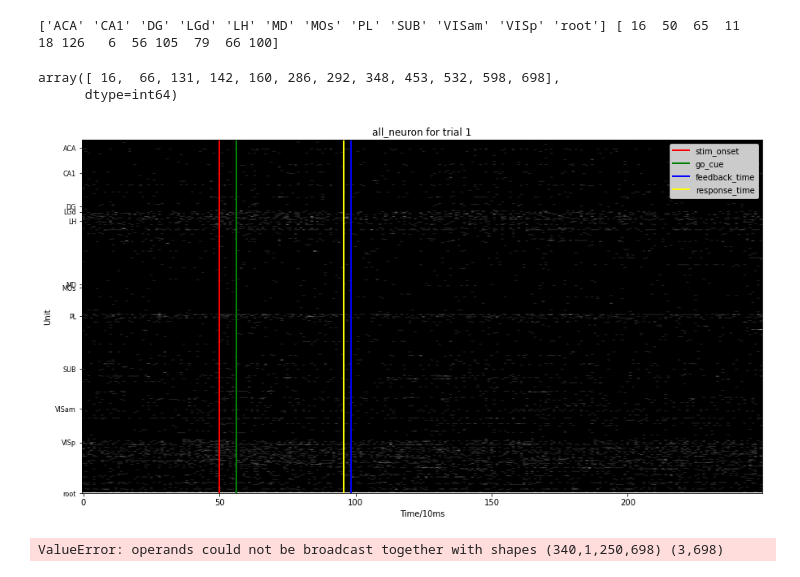
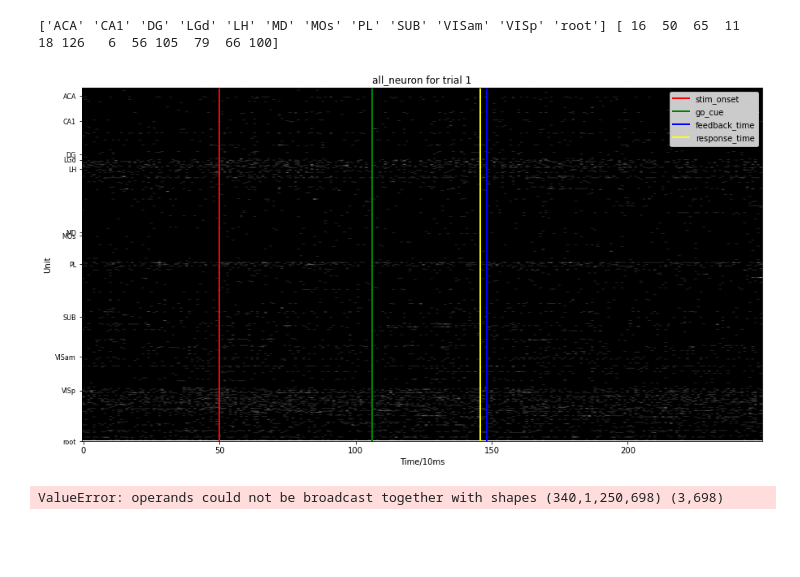
Before and after one commit to Jp-17/NMA_CN_2022_learning, a Jupyter notebook: project/Code/3_PoissionHMM.ipynb, the cells around one changed output. Drawn from its saved outputs; the diff is of its cells as text; code cells hidden in the pictures; blank space fills up the shorter version.

```diff
--- a/project/Code/3_PoissionHMM.ipynb
+++ b/project/Code/3_PoissionHMM.ipynb
@@ -69,10 +65,10 @@ array([0.44806527])
 brain_areas = dat['brain_area']
 bin_size = dat['bin_size']
 stim_onset = dat['stim_onset']
-gocue = dat['gocue'][9]
-feedback_time = dat['feedback_time']
-response_time = dat['response_time']
+gocue = dat['gocue'] + stim_onset
+feedback_time = dat['feedback_time'] + stim_onset
+response_time = dat['response_time'] + stim_onset
 neural_activity = dat['spks']
 
-stim_onset = int(stim_onset/bin_size)
-response_time = response_time/bin_size
+# stim_onset = int(stim_onset/bin_size)
+# response_time = response_time/bin_size
@@ -101,38 +79,35 @@ data_count
 print(unique, count)
 # %% [output]
 ['ACA' 'CA1' 'DG' 'LGd' 'LH' 'MD' 'MOs' 'PL' 'SUB' 'VISam' 'VISp' 'root'] [ 16  50  65  11  18 126   6  56 105  79  66 100]
-# %%
-np.cumsum(count)
-# %% [output]
-array([ 16,  66, 131, 142, 160, 286, 292, 348, 453, 532, 598, 698],
-      dtype=int64)
 # %%
 # Display a spike raster of the image
 
 n_trial = 1
 
 plt.figure(figsize=(15,8))
 plt.imshow(neural_activity[:,n_trial,:], aspect='auto', cmap='gray')
 #plt.axis('off')
 
 # Label the different phases of the trial movement activity
 time_bins = neural_activity.shape[2]
 
 plt.axvline(x=stim_onset/bin_size, color='red', linewidth=2, label='stim_onset')
 plt.axvline(x=gocue[n_trial]/bin_size, color='green', linewidth=2, label='go_cue')
 plt.axvline(x=feedback_time[n_trial]/bin_size, color='blue', linewidth=2, label='feedback_time')
 plt.axvline(x=response_time[n_trial]/bin_size, color='yellow', linewidth=2, label='response_time')
 plt.ylabel("Unit")
 plt.xlabel("Time/10ms")
+
+unique, count=np.unique(brain_areas,return_counts=True)
 yticklabels = unique
 yticklabels_idx = np.cumsum(count)
 plt.yticks(yticklabels_idx, yticklabels, fontsize=8)
 plt.legend()
 plt.tight_layout
 plt.title(f'all_neuron for trial {n_trial}')
 plt.show()
 # %% [output]
-[figure, old version]
+[figure, new version]
 # %%
 num_states = 3
 num_neurons = neural_activity.shape[0]
```
Also changed, not shown: parts of 2 cells of this notebook, 1 other file.
